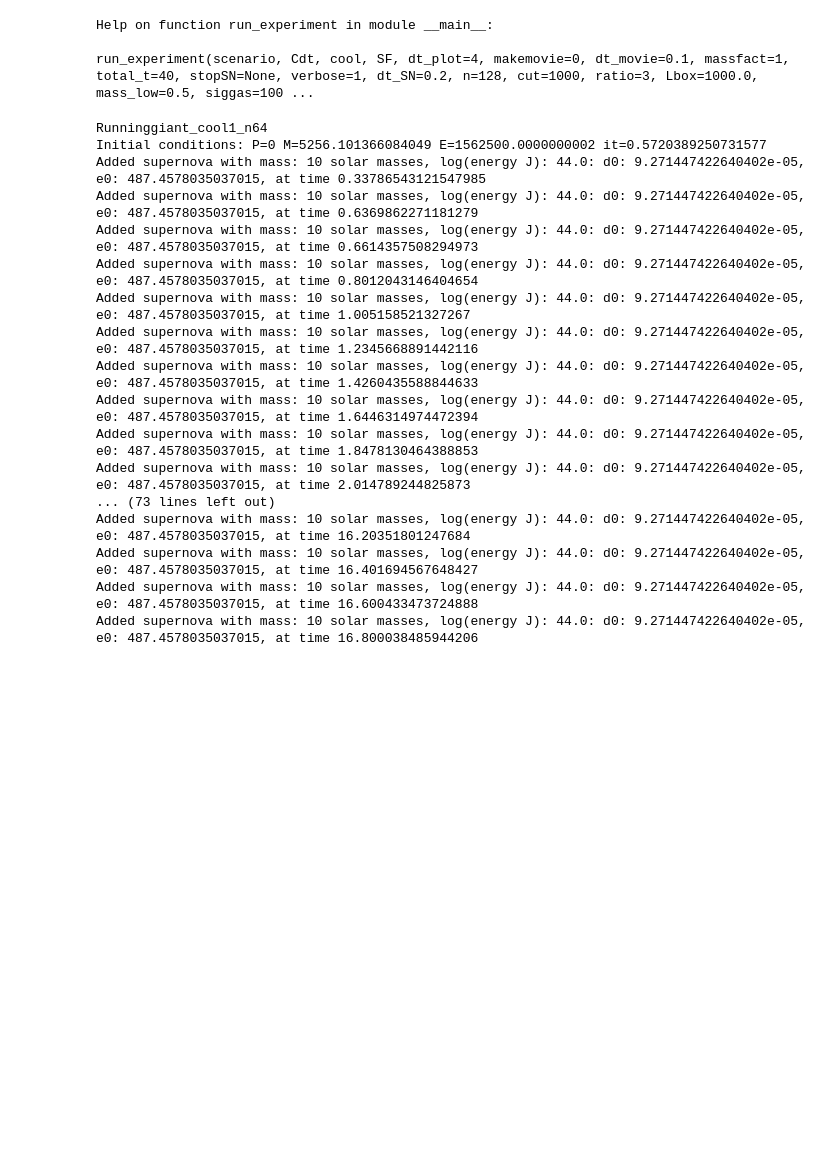
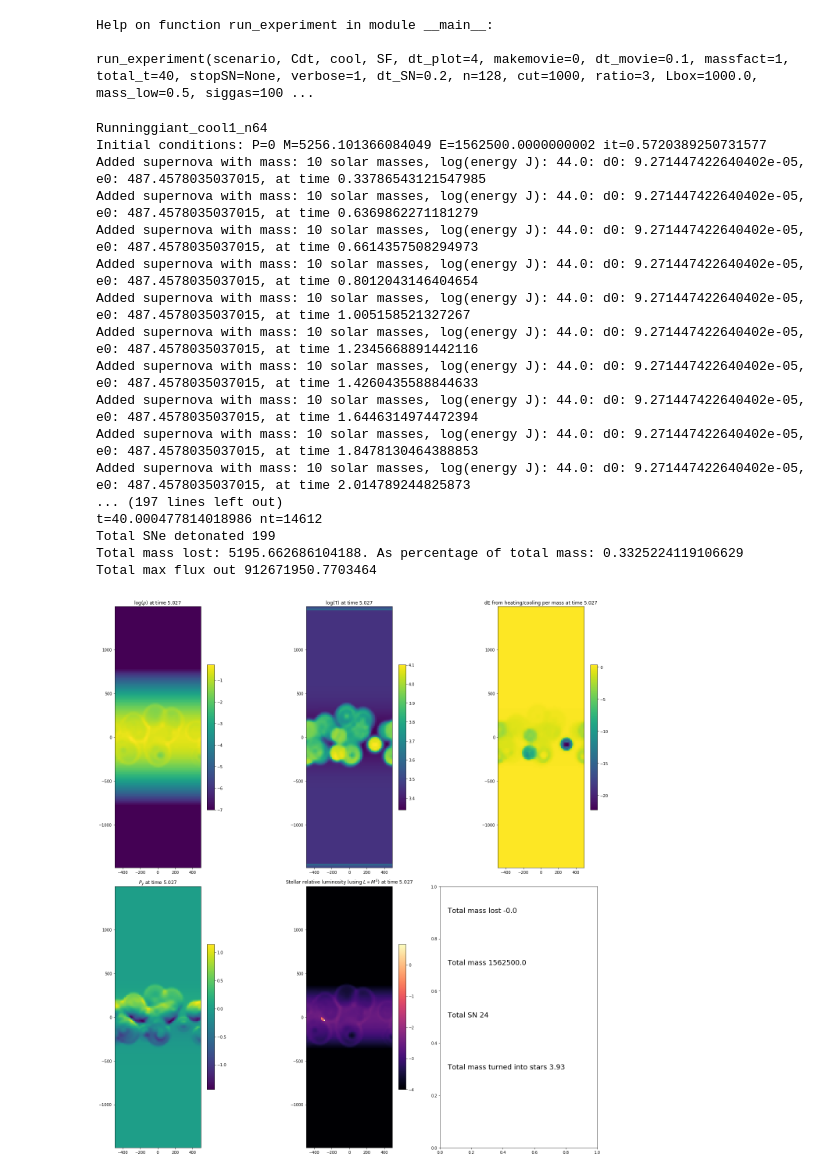
Before and after one commit to astrockragh/computational_astrophysics, a Jupyter notebook: Exam/Galactic outflows - full version.ipynb, the cells around one changed output. Cells and saved outputs as stored; diff of their text form; code cells hidden in the pictures; blank space fills up the shorter version.

```diff
--- a/Exam/Galactic outflows - full version.ipynb
+++ b/Exam/Galactic outflows - full version.ipynb
@@ -1011,7 +1011,7 @@ def imshowcool(f,size=10,x=None, y=None, title=None, save=False):
     plt.colorbar();
     if save:
         plt.savefig('figs/'+title+'too_much_cooling_example.png')
-Lbox = 2e3
+Lbox = 1e3
 n = 128
 Cdt = 0.05
 nt = 100000
@@ -1758,24 +1746,25 @@ fudge, pcool, fudge_cool=20,1.5, 20
 #                                         Lbox=1e3, cool=1, SF=1,dt_SN=0.2,\
 #                                         mass_low=0.45, n=64, ratio=3, verbose=2, massfact=0.1, stable=1)
 # %%
-u, mass, stars, total_SN=run_experiment(scenario='giant', Cdt=0.1,dt_plot=5,\
+u, mass, stars, total_SN=run_experiment(scenario='giant', Cdt=0.3,dt_plot=5,\
                                         Lbox=1e3, cool=1, SF=1,dt_SN=0.2,\
                                         mass_low=0.45, n=64, ratio=3, verbose=1, massfact=10, stable=1)
 # %% [output]
 Runninggiant_cool1_n64
 Initial conditions: P=0 M=5256.101366084049 E=1562500.0000000002 it=0.5720389250731577
 Added supernova with mass: 10 solar masses, log(energy J): 44.0: d0: 9.271447422640402e-05, e0: 487.4578035037015, at time 0.33786543121547985
 Added supernova with mass: 10 solar masses, log(energy J): 44.0: d0: 9.271447422640402e-05, e0: 487.4578035037015, at time 0.6369862271181279
 Added supernova with mass: 10 solar masses, log(energy J): 44.0: d0: 9.271447422640402e-05, e0: 487.4578035037015, at time 0.6614357508294973
 Added supernova with mass: 10 solar masses, log(energy J): 44.0: d0: 9.271447422640402e-05, e0: 487.4578035037015, at time 0.8012043146404654
 Added supernova with mass: 10 solar masses, log(energy J): 44.0: d0: 9.271447422640402e-05, e0: 487.4578035037015, at time 1.005158521327267
 Added supernova with mass: 10 solar masses, log(energy J): 44.0: d0: 9.271447422640402e-05, e0: 487.4578035037015, at time 1.2345668891442116
 Added supernova with mass: 10 solar masses, log(energy J): 44.0: d0: 9.271447422640402e-05, e0: 487.4578035037015, at time 1.4260435588844633
 Added supernova with mass: 10 solar masses, log(energy J): 44.0: d0: 9.271447422640402e-05, e0: 487.4578035037015, at time 1.6446314974472394
 Added supernova with mass: 10 solar masses, log(energy J): 44.0: d0: 9.271447422640402e-05, e0: 487.4578035037015, at time 1.8478130464388853
 Added supernova with mass: 10 solar masses, log(energy J): 44.0: d0: 9.271447422640402e-05, e0: 487.4578035037015, at time 2.014789244825873
-... (73 lines left out)
-Added supernova with mass: 10 solar masses, log(energy J): 44.0: d0: 9.271447422640402e-05, e0: 487.4578035037015, at time 16.20351801247684
-Added supernova with mass: 10 solar masses, log(energy J): 44.0: d0: 9.271447422640402e-05, e0: 487.4578035037015, at time 16.401694567648427
-Added supernova with mass: 10 solar masses, log(energy J): 44.0: d0: 9.271447422640402e-05, e0: 487.4578035037015, at time 16.600433473724888
-Added supernova with mass: 10 solar masses, log(energy J): 44.0: d0: 9.271447422640402e-05, e0: 487.4578035037015, at time 16.800038485944206
+... (197 lines left out)
+t=40.000477814018986 nt=14612
+Total SNe detonated 199
+Total mass lost: 5195.662686104188. As percentage of total mass: 0.3325224119106629
+Total max flux out 912671950.7703464
+[figure, added]
```
Also changed, not shown: parts of 2 cells of this notebook, 23 other files.
